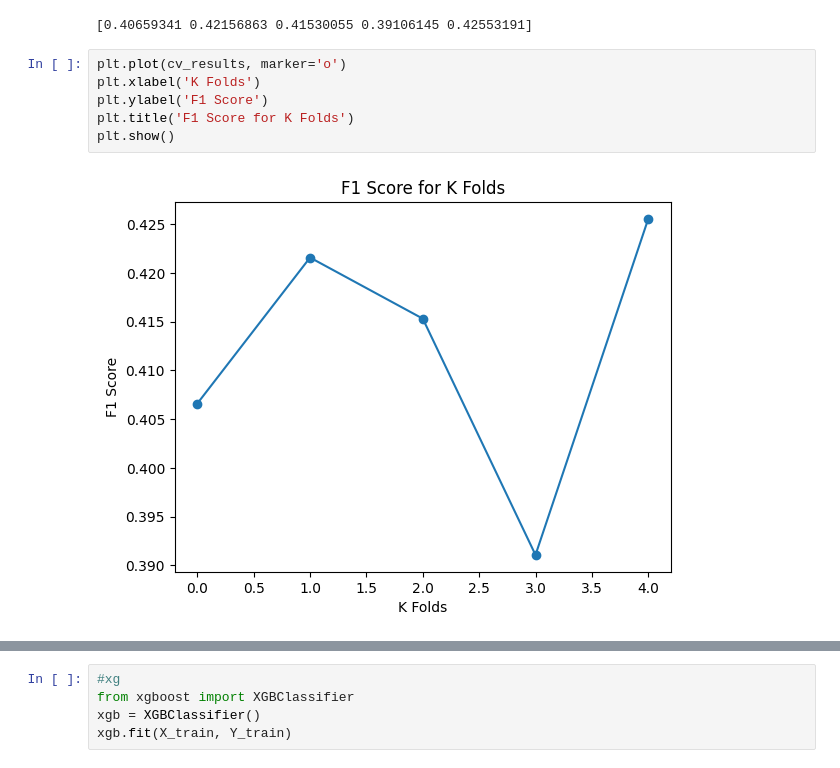
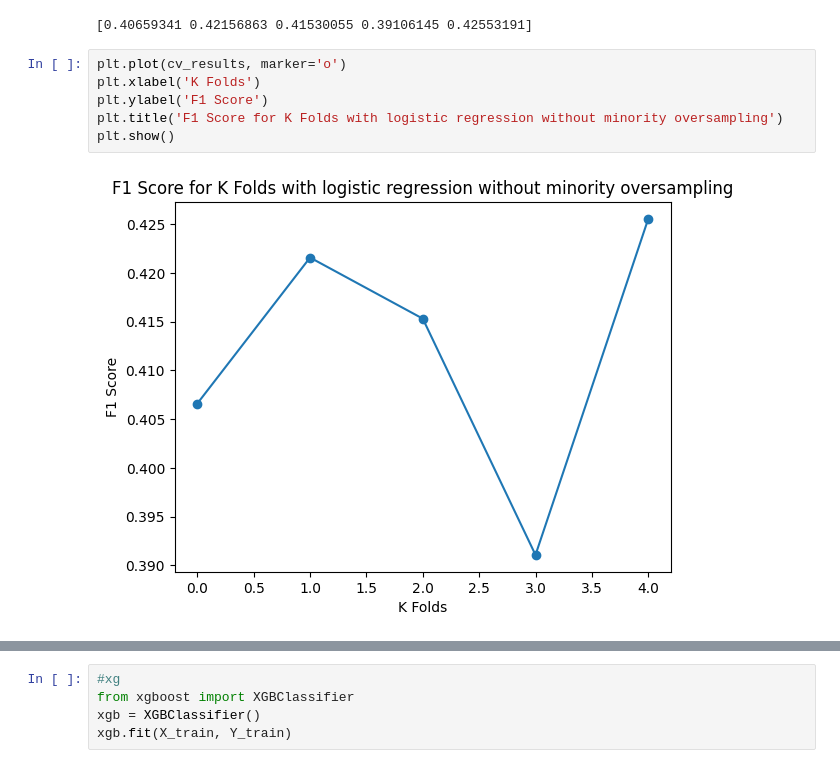
Before and after one commit to aroraomansh/F1-Prediction, a Jupyter notebook: main.ipynb, the cells around one changed output, grey strips where cells are left out. Drawn from its saved outputs; the diff is of its cells as text.

```diff
--- a/main.ipynb
+++ b/main.ipynb
@@ -120,11 +130,11 @@ print(cv_results)
 # %%
 plt.plot(cv_results, marker='o')
 plt.xlabel('K Folds')
 plt.ylabel('F1 Score')
-plt.title('F1 Score for K Folds')
+plt.title('F1 Score for K Folds with logistic regression without minority oversampling')
 plt.show()
 # %% [output]
-[figure, old version]
+[figure, new version]
 # %%
 #plot the ROC curve
 from sklearn.metrics import roc_curve, roc_auc_score
```
Also changed, not shown: parts of 30 cells of this notebook, 2 other files.
